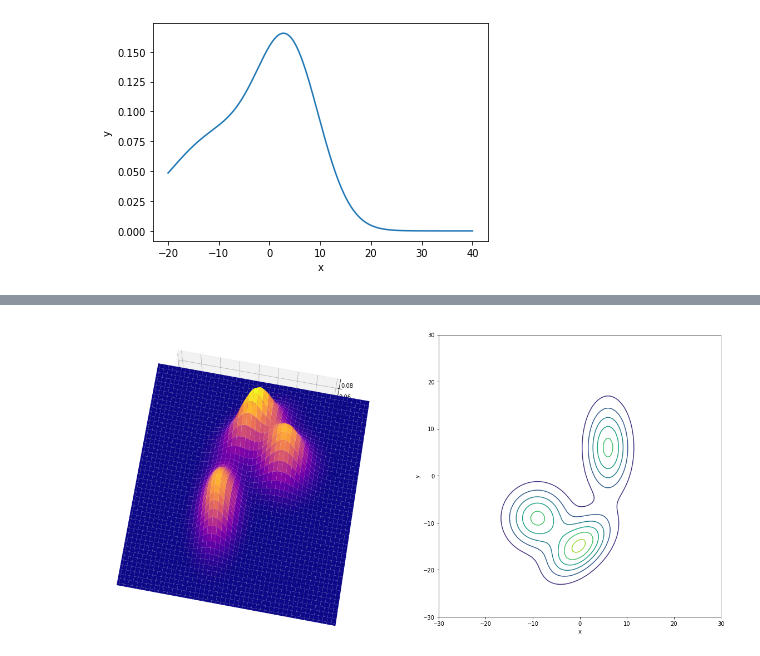
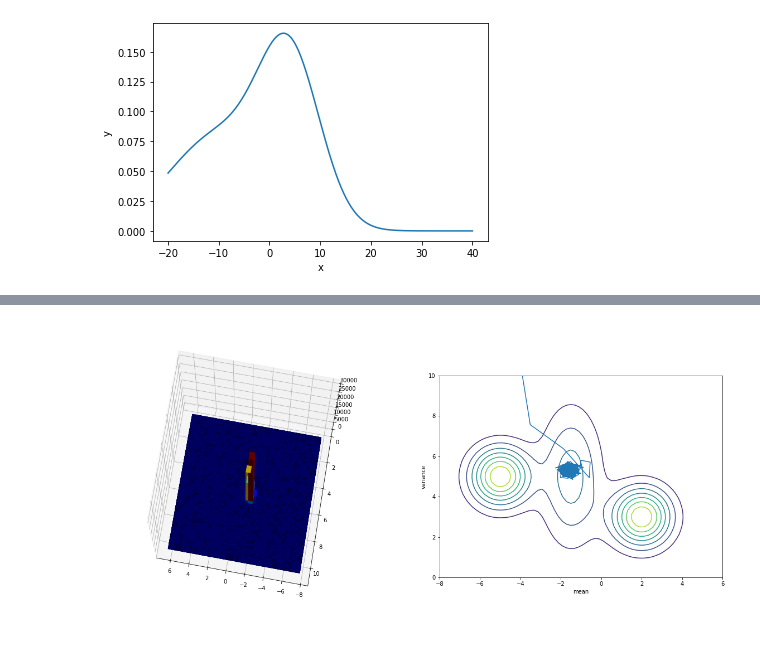
Before and after one commit to zcemycl/mlreading-hub, a Jupyter notebook: notes/Random-Walk-Metropolis.ipynb, the cells around one changed output, grey strips where cells are left out. Cells and saved outputs as stored; diff of their text form; code cells hidden in the pictures.

```diff
--- a/notes/Random-Walk-Metropolis.ipynb
+++ b/notes/Random-Walk-Metropolis.ipynb
@@ -251,4 +251,5 @@ def demo3d():
-# %%
-demo3d()
-# %% [output]
-[figure, removed]
+# %%
+cz = np.array([z0,z1,z2]).sum(axis=0)
+e.histPath(x0,y0,cz,xmin=-8,xmax=6,ymax=10)
+# %% [output]
+[figure, added]
```
Also changed, not shown: parts of 20 cells of this notebook.
